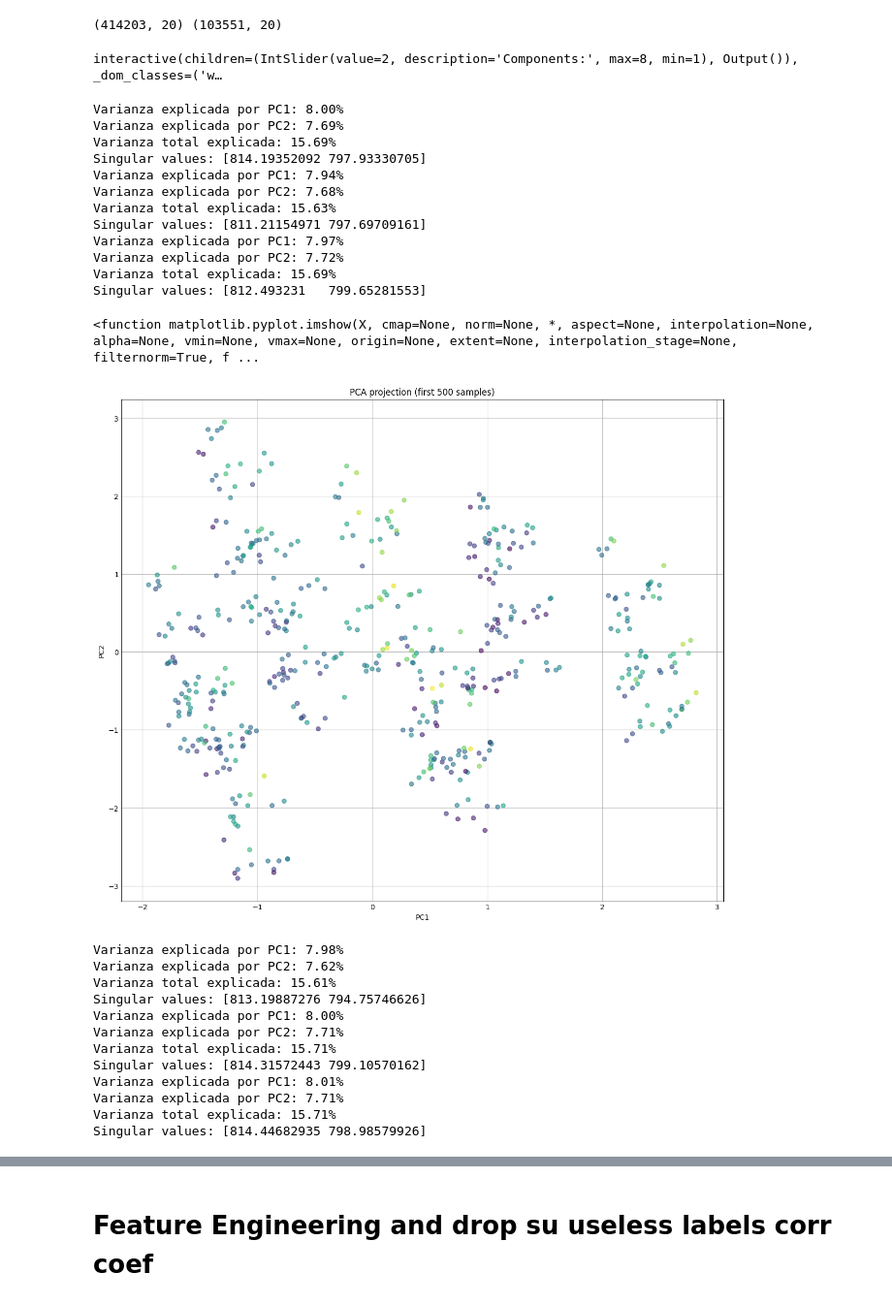
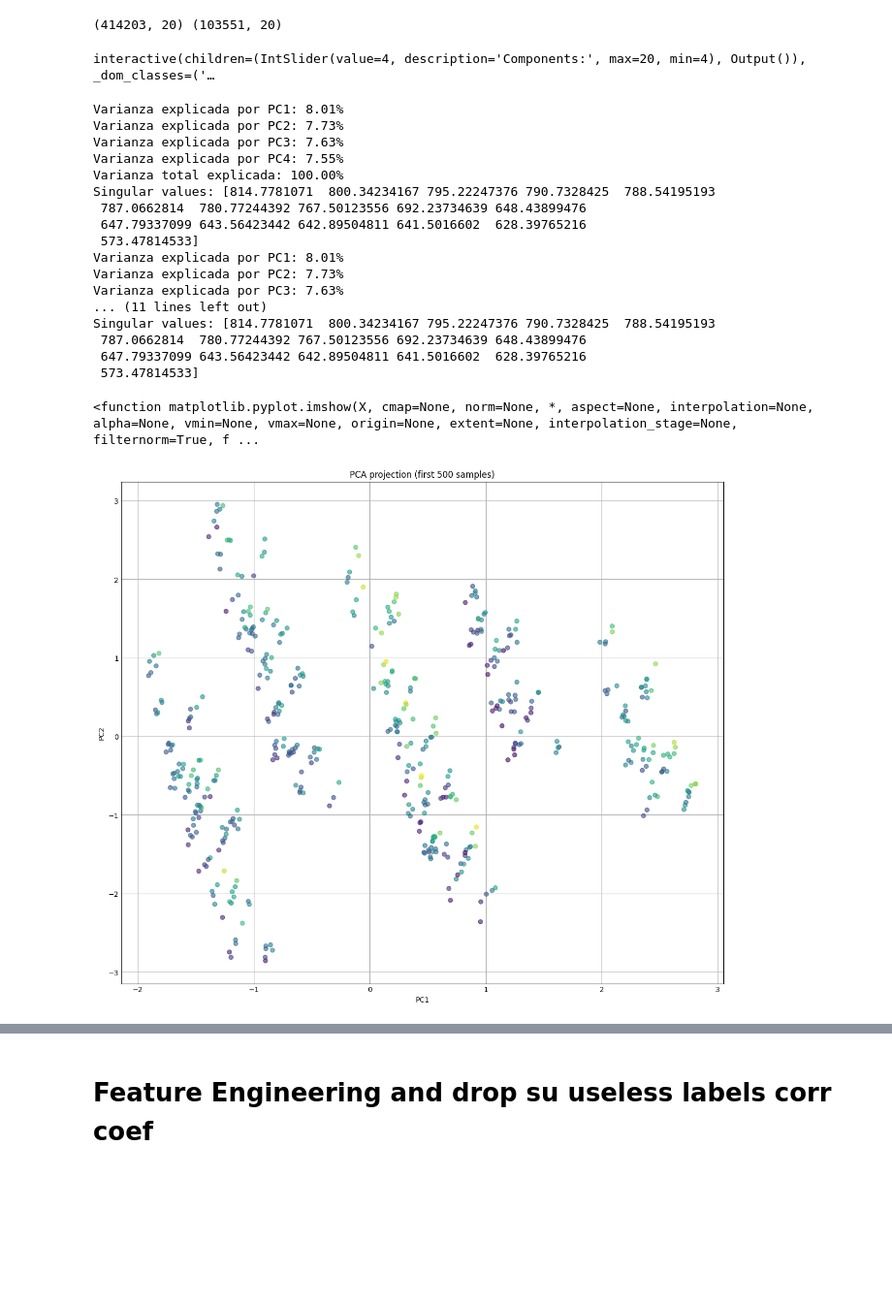
Before and after one commit to Santyamaya98/AI_and_MachineL_projects, a Jupyter notebook: road-accident.ipynb, the cells around one changed output, grey strips where cells are left out. Shown at 97% size. Cells and saved outputs as stored; diff of their text form; code cells hidden in the pictures; blank space fills up the shorter version.

```diff
--- a/road-accident.ipynb
+++ b/road-accident.ipynb
@@ -224,60 +224,50 @@ def pca_analysis(n_components):
     sing_valu = pca.singular_values_
     print(f"Varianza explicada por PC1: {varianza[0]:.2%}")
     print(f"Varianza explicada por PC2: {varianza[1]:.2%}")
+    print(f"Varianza explicada por PC3: {varianza[2]:.2%}")
+    print(f"Varianza explicada por PC4: {varianza[3]:.2%}")
     print(f"Varianza total explicada: {varianza.sum():.2%}")
     print(f"Singular values: {sing_valu}")
     return pca
-slider = widgets.IntSlider(value=2, min=1, max=8, step=1, description="Components:")
+slider = widgets.IntSlider(value=2, min=4, max=20, step=1, description="Components:")
 interactive_plot = widgets.interactive(pca_analysis, n_components=slider)
 display(interactive_plot)
 # %% [output]
-interactive(children=(IntSlider(value=2, description='Components:', max=8, min=1), Output()), _dom_classes=('w…
+interactive(children=(IntSlider(value=4, description='Components:', max=20, min=4), Output()), _dom_classes=('…
 # %%
 import matplotlib.pyplot as plt
-x_train_pca = pca_analysis(2).fit_transform(x_scaled)
-x_test_pca = pca_analysis(2).fit_transform(x_test_scaled)
-test_pca = pca_analysis(2).fit_transform(test)
+x_train_pca = pca_analysis(16).fit_transform(x_scaled)
+x_test_pca = pca_analysis(16).fit_transform(x_test_scaled)
+test_pca = pca_analysis(16).fit_transform(test_scaled)
 pca_1_sample = x_train_pca[:500, 0]
 pca_2_sample = x_train_pca[:500, 1]
 y_train_pca_sample = y_train[:500]
 plt.figure(figsize=(12, 10))
 plt.scatter(pca_1_sample, pca_2_sample, c=y_train_pca_sample, cmap='viridis', alpha=0.6)
 plt.xlabel('PC1')
 plt.ylabel('PC2')
 plt.title('PCA projection (first 500 samples)')
 plt.imshow
 # %% [output]
-Varianza explicada por PC1: 8.00%
-Varianza explicada por PC2: 7.69%
-Varianza total explicada: 15.69%
-Singular values: [814.19352092 797.93330705]
-Varianza explicada por PC1: 7.94%
-Varianza explicada por PC2: 7.68%
-Varianza total explicada: 15.63%
-Singular values: [811.21154971 797.69709161]
-Varianza explicada por PC1: 7.97%
-Varianza explicada por PC2: 7.72%
-Varianza total explicada: 15.69%
-Singular values: [812.493231   799.65281553]
+Varianza explicada por PC1: 8.01%
+Varianza explicada por PC2: 7.73%
+Varianza explicada por PC3: 7.63%
+Varianza explicada por PC4: 7.55%
+Varianza total explicada: 100.00%
+Singular values: [814.7781071  800.34234167 795.22247376 790.7328425  788.54195193
+ 787.0662814  780.77244392 767.50123556 692.23734639 648.43899476
+ 647.79337099 643.56423442 642.89504811 641.5016602  628.39765216
+ 573.47814533]
+Varianza explicada por PC1: 8.01%
+Varianza explicada por PC2: 7.73%
+Varianza explicada por PC3: 7.63%
+... (11 lines left out)
+Singular values: [814.7781071  800.34234167 795.22247376 790.7328425  788.54195193
+ 787.0662814  780.77244392 767.50123556 692.23734639 648.43899476
+ 647.79337099 643.56423442 642.89504811 641.5016602  628.39765216
+ 573.47814533]
 <function matplotlib.pyplot.imshow(X, cmap=None, norm=None, *, aspect=None, interpolation=None, alpha=None, vmin=None, vmax=None, origin=None, extent=None, interpolation_stage=None, filternorm=True, f ...
-[figure, old version]
+[figure, new version]
-# %%
-eigenvectors = pca_analysis(2).components_
-explained_variance_ratio = pca_analysis(2).explained_variance_ratio_
-explained_variance = pca_analysis(2).explained_variance_ # These are the eigenvalues, representing variance along the PCs
-# %% [output]
-Varianza explicada por PC1: 7.98%
-Varianza explicada por PC2: 7.62%
-Varianza total explicada: 15.61%
-Singular values: [813.19887276 794.75746626]
-Varianza explicada por PC1: 8.00%
-Varianza explicada por PC2: 7.71%
-Varianza total explicada: 15.71%
-Singular values: [814.31572443 799.10570162]
-Varianza explicada por PC1: 8.01%
-Varianza explicada por PC2: 7.71%
-Varianza total explicada: 15.71%
-Singular values: [814.44682935 798.98579926]
 # %%
 from sklearn import metrics
 from scipy.spatial.distance import cdist
```
Also changed, not shown: parts of 35 cells of this notebook.
